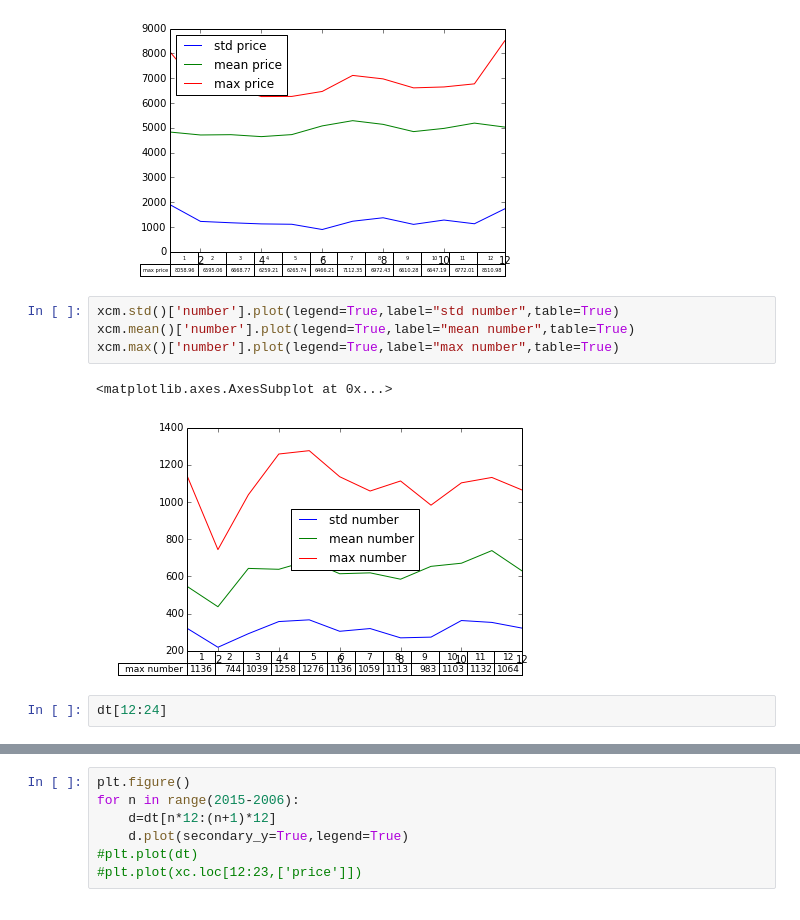
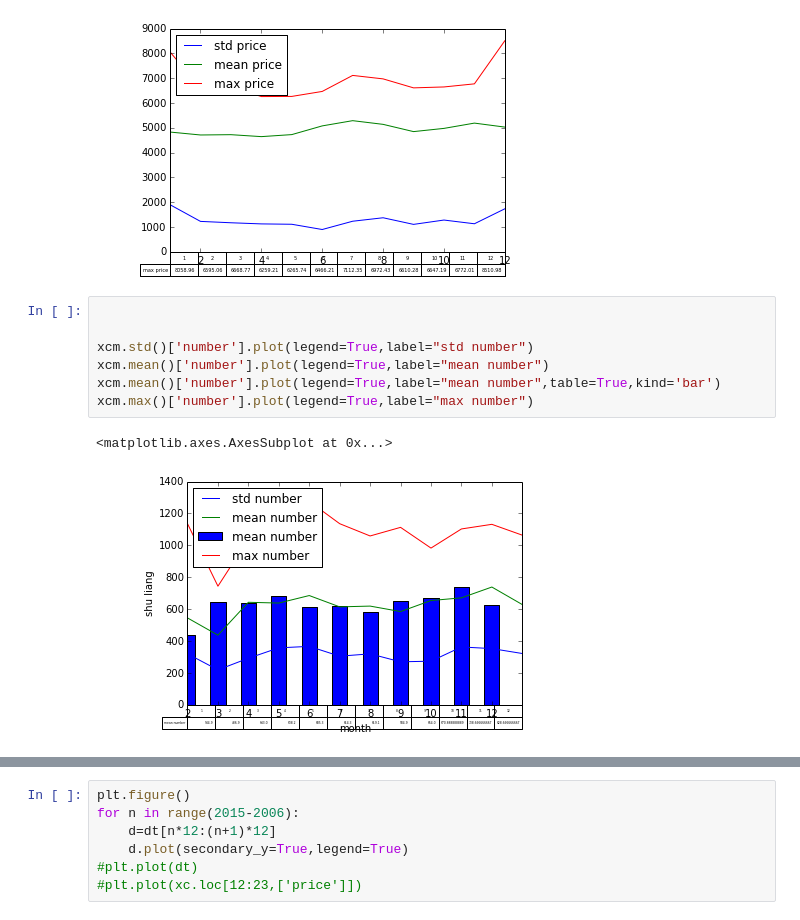
Before and after one commit to tobinchen/Lou, a Jupyter notebook: LouSpider/statistics.ipynb, the cells around one changed output, grey strips where cells are left out. Drawn from its saved outputs; the diff is of its cells as text.

Commit message:
more plot

```diff
--- a/LouSpider/statistics.ipynb
+++ b/LouSpider/statistics.ipynb
@@ -124,11 +107,12 @@ bplt.show(p1)
 [interactive output not drawn]
 [figure]
 # %%
-xcm.std()['number'].plot(legend=True,label="std number",table=True)
-xcm.mean()['number'].plot(legend=True,label="mean number",table=True)
-xcm.max()['number'].plot(legend=True,label="max number",table=True)
+
+
+xcm.std()['number'].plot(legend=True,label="std number")
+xcm.mean()['number'].plot(legend=True,label="mean number")
+xcm.mean()['number'].plot(legend=True,label="mean number",table=True,kind='bar')
+xcm.max()['number'].plot(legend=True,label="max number")
 # %% [output]
 <matplotlib.axes.AxesSubplot at 0x...>
-[figure, old version]
+[figure, new version]
-# %%
-dt[12:24]
```
Also changed, not shown: parts of 2 cells of this notebook, 1 other file.
